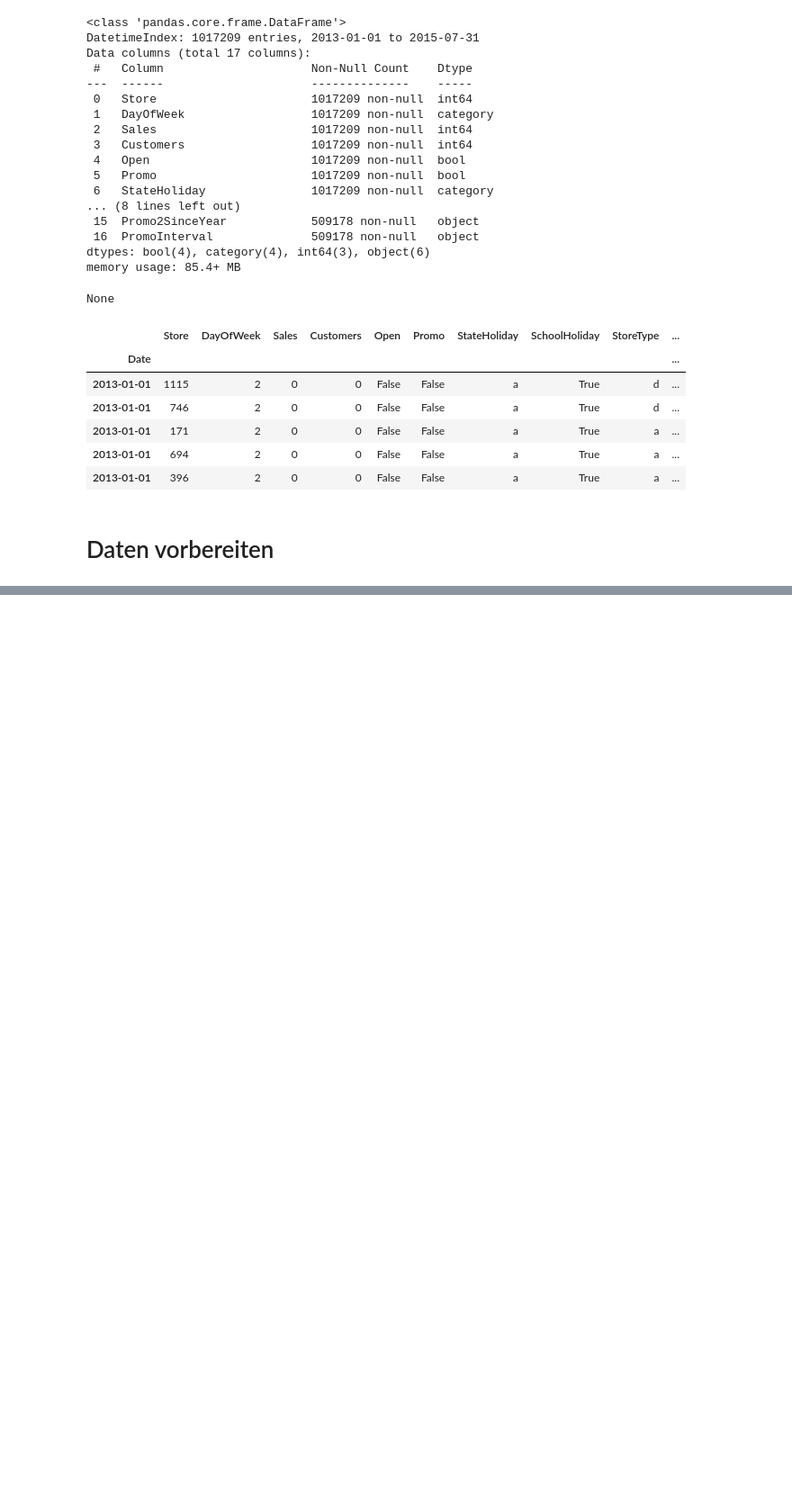
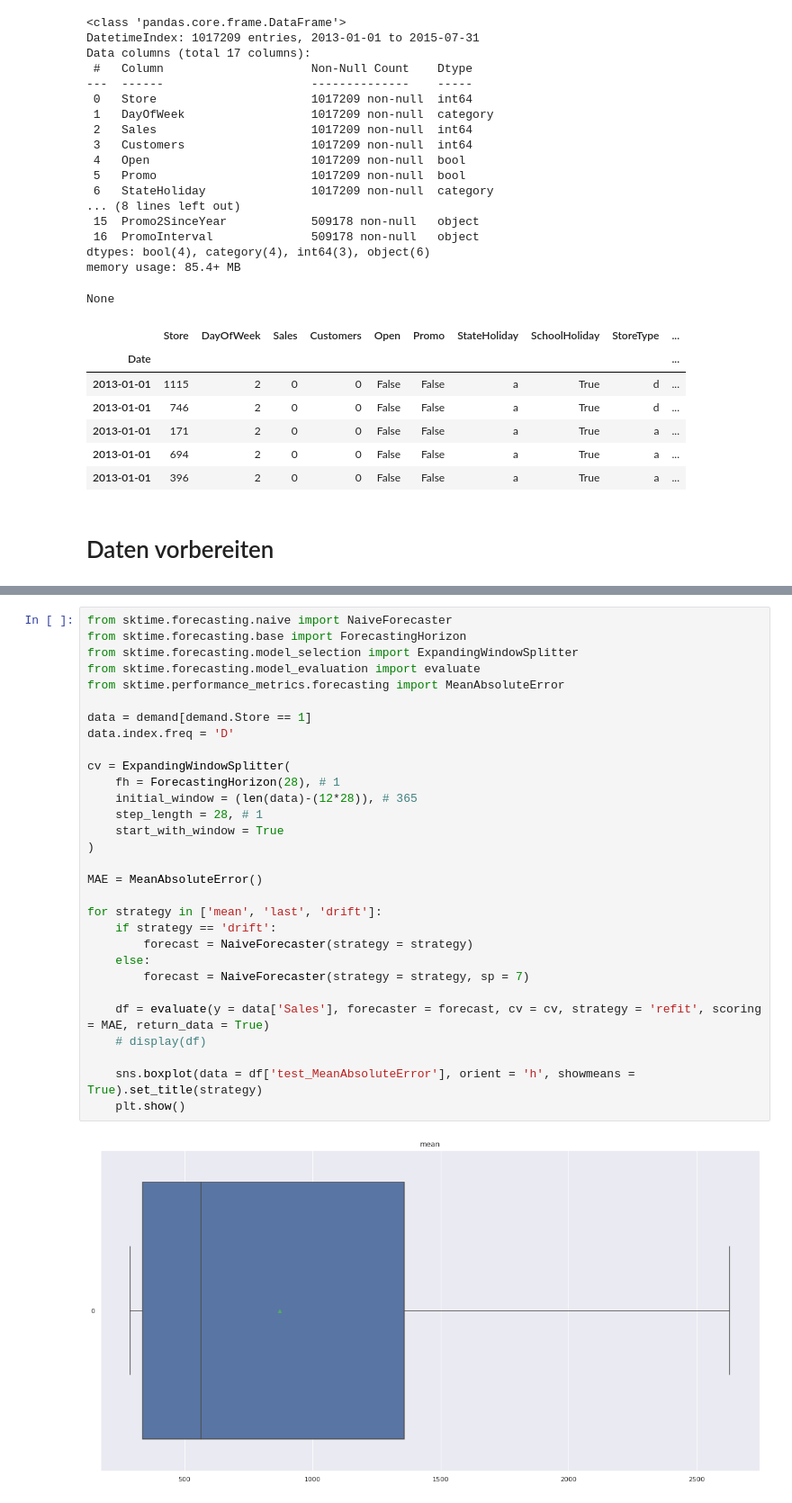
Before and after one commit to schemm/forecasting, a Jupyter notebook: RossmannStoreSales.ipynb, the cells around one changed output, grey strips where cells are left out. Shown at 90% size. Saved outputs shown, nothing was run; the diff lists cells and outputs as text; blank space fills up the shorter version.

```diff
--- a/RossmannStoreSales.ipynb
+++ b/RossmannStoreSales.ipynb
@@ -335,0 +190,32 @@ plt.show()
+# %%
+from sktime.forecasting.naive import NaiveForecaster
+from sktime.forecasting.base import ForecastingHorizon
+from sktime.forecasting.model_selection import ExpandingWindowSplitter
+from sktime.forecasting.model_evaluation import evaluate
+from sktime.performance_metrics.forecasting import MeanAbsoluteError
+
+data = demand[demand.Store == 1]
+data.index.freq = 'D'
+
+cv = ExpandingWindowSplitter(
+    fh = ForecastingHorizon(28), # 1
+    initial_window = (len(data)-(12*28)), # 365
+    step_length = 28, # 1
+    start_with_window = True
+)
+
+MAE = MeanAbsoluteError()
+
+for strategy in ['mean', 'last', 'drift']:
+    if strategy == 'drift':
+        forecast = NaiveForecaster(strategy = strategy)
+    else:
+        forecast = NaiveForecaster(strategy = strategy, sp = 7)
+
+    df = evaluate(y = data['Sales'], forecaster = forecast, cv = cv, strategy = 'refit', scoring = MAE, return_data = True)
+    # display(df)
+
+    sns.boxplot(data = df['test_MeanAbsoluteError'], orient = 'h', showmeans = True).set_title(strategy)
+    plt.show()
+# %% [output]
+[figure, added]
```
Also changed, not shown: parts of 40 cells of this notebook.
